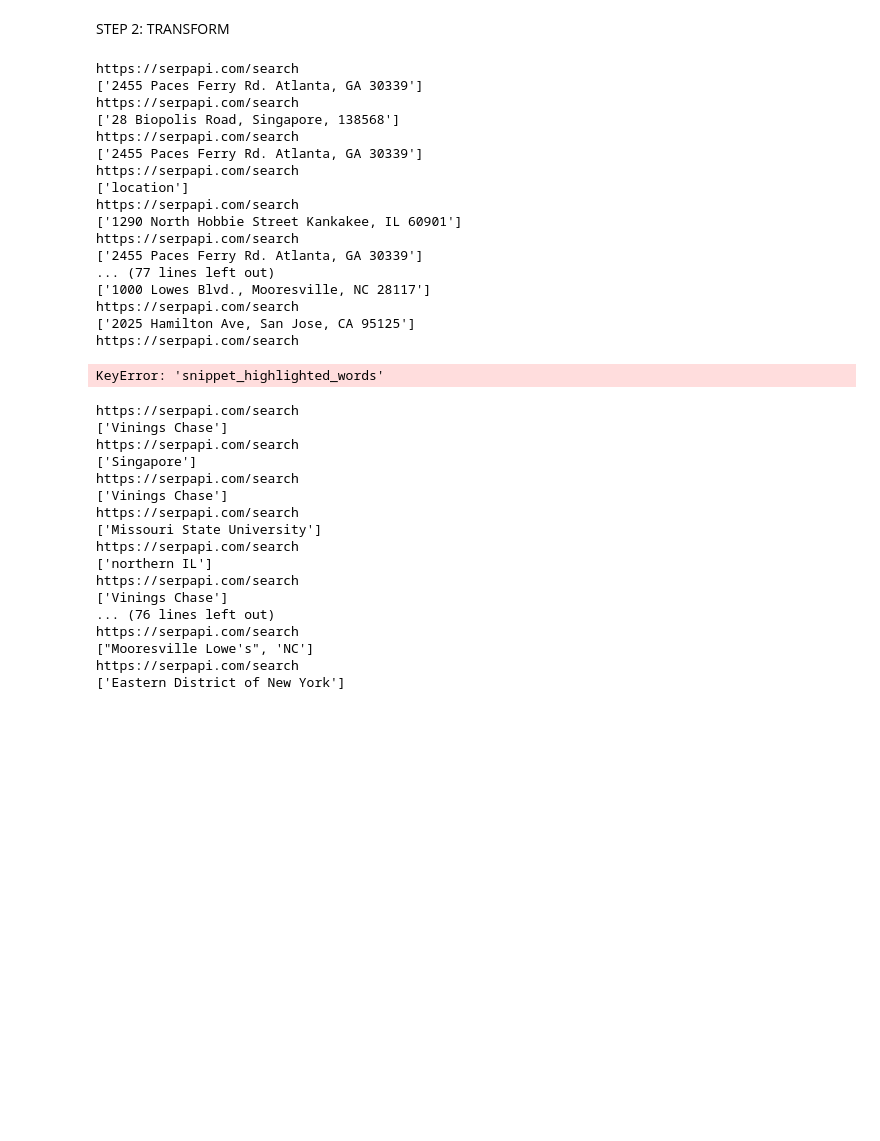
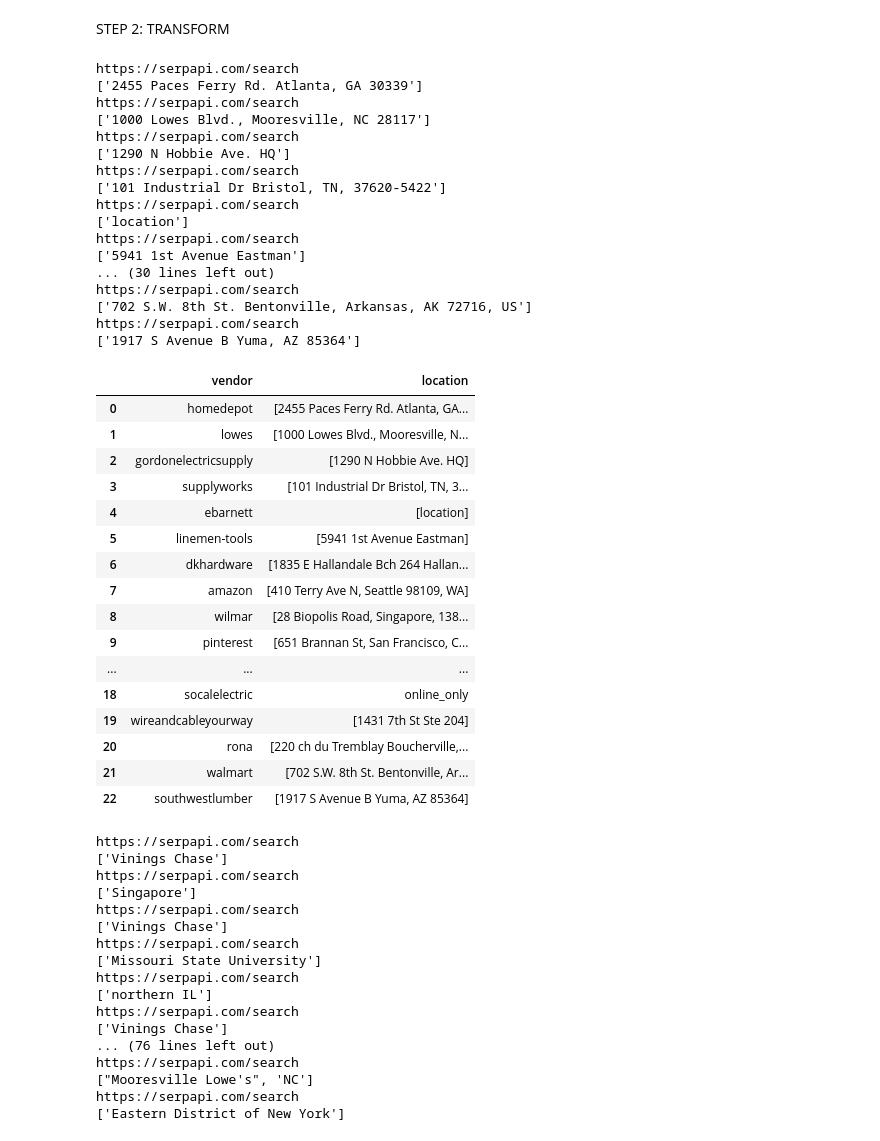
Before and after one commit to thegreatkeej/Estimator_Project, a Jupyter notebook: Resources/test.ipynb, the cells around one changed output. Drawn from its saved outputs; the diff is of its cells as text; code cells hidden in the pictures; blank space fills up the shorter version.

Commit message:
Created all_vendor_table w/ location

```diff
--- a/Resources/test.ipynb
+++ b/Resources/test.ipynb
@@ -178,8 +221,7 @@ working_df = pd.DataFrame(lowest_prices)
 working_df = working_df.iloc[[3,1,0,5,8,4,2,6,7,12,13,14,15,9,10,11],:]
 working_df = working_df.reset_index(drop=True)
 # %%
-headquarter = clean_df.iloc[:,[3]]
-locations = headquarter["vendor"]
+locations = Test_Locate['vendor']
 
 headquarters = []
 
@@ -194,24 +236,52 @@ for location in locations:
     search = GoogleSearch(params)
     results = search.get_dict()
     location_results = results["organic_results"]
-    headquarters.append(location_results[1]['snippet_highlighted_words'])
-    print(location_results[1]['snippet_highlighted_words'])
+
+    try:
+        locate = location_results[1]['snippet_highlighted_words']
+        headquarters.append(locate)
+
+    except (KeyError):
+        locate = 'online_only'
+        headquarters.append(locate)
+
+    print(locate)
 # %% [output]
 https://serpapi.com/search
 ['2455 Paces Ferry Rd. Atlanta, GA 30339']
 https://serpapi.com/search
-['28 Biopolis Road, Singapore, 138568']
+['1000 Lowes Blvd., Mooresville, NC 28117']
 https://serpapi.com/search
-['2455 Paces Ferry Rd. Atlanta, GA 30339']
+['1290 N Hobbie Ave. HQ']
+https://serpapi.com/search
+['101 Industrial Dr Bristol, TN, 37620-5422']
 https://serpapi.com/search
 ['location']
 https://serpapi.com/search
-['1290 North Hobbie Street Kankakee, IL 60901']
+['5941 1st Avenue Eastman']
+... (30 lines left out)
 https://serpapi.com/search
-['2455 Paces Ferry Rd. Atlanta, GA 30339']
-... (77 lines left out)
-['1000 Lowes Blvd., Mooresville, NC 28117']
+['702 S.W. 8th St. Bentonville, Arkansas, AK 72716, US']
 https://serpapi.com/search
-['2025 Hamilton Ave, San Jose, CA 95125']
-https://serpapi.com/search
+['1917 S Avenue B Yuma, AZ 85364']
-KeyError: 'snippet_highlighted_words'
+# %%
+Location_Table = Test_Locate.assign(location=headquarters)
+Location_Table
+# %% [output]
+|  | vendor | location |
+| 0 | homedepot | [2455 Paces Ferry Rd. Atlanta, GA... |
+| 1 | lowes | [1000 Lowes Blvd., Mooresville, N... |
+| 2 | gordonelectricsupply | [1290 N Hobbie Ave. HQ] |
+| 3 | supplyworks | [101 Industrial Dr Bristol, TN, 3... |
+| 4 | ebarnett | [location] |
+| 5 | linemen-tools | [5941 1st Avenue Eastman] |
+| 6 | dkhardware | [1835 E Hallandale Bch 264 Hallan... |
+| 7 | amazon | [410 Terry Ave N, Seattle 98109, WA] |
+| 8 | wilmar | [28 Biopolis Road, Singapore, 138... |
+| 9 | pinterest | [651 Brannan St, San Francisco, C... |
+| ... | ... | ... |
+| 18 | socalelectric | online_only |
+| 19 | wireandcableyourway | [1431 7th St Ste 204] |
+| 20 | rona | [220 ch du Tremblay Boucherville,... |
+| 21 | walmart | [702 S.W. 8th St. Bentonville, Ar... |
+| 22 | southwestlumber | [1917 S Avenue B Yuma, AZ 85364] |
```
Also changed, not shown: parts of 4 cells of this notebook, 10 other files.
